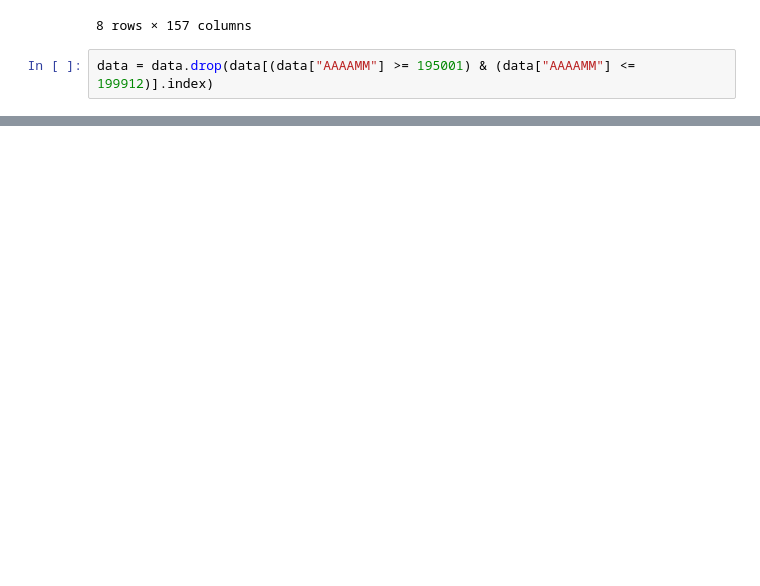
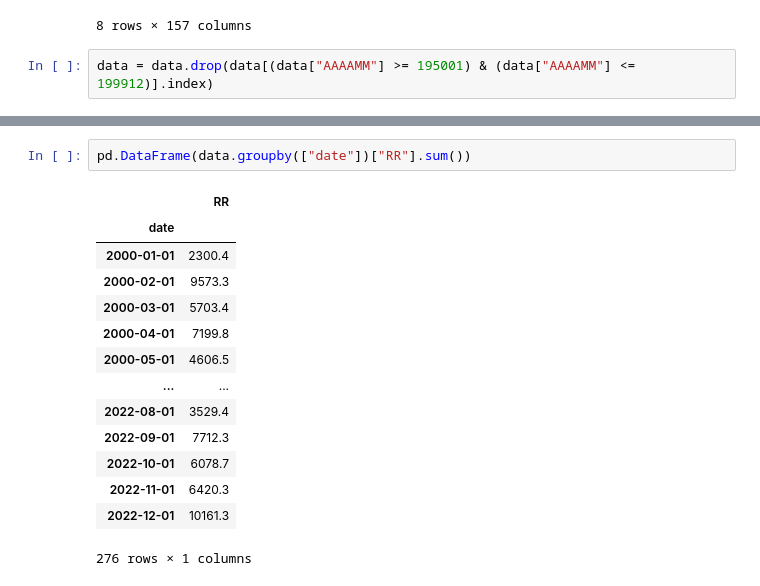
Before and after one commit to 22Nathan/projet-dl-meteo, a Jupyter notebook: notebook_adrien.ipynb, the cells around one changed output, grey strips where cells are left out. Saved outputs shown, nothing was run; the diff lists cells and outputs as text; blank space fills up the shorter version.

```diff
--- a/notebook_adrien.ipynb
+++ b/notebook_adrien.ipynb
@@ -116,0 +153,17 @@ KeyboardInterrupt:
+# %%
+pd.DataFrame(data.groupby(["date"])["RR"].sum())
+# %% [output]
+|  | RR |
+| date |  |
+| 2000-01-01 | 2300.4 |
+| 2000-02-01 | 9573.3 |
+| 2000-03-01 | 5703.4 |
+| 2000-04-01 | 7199.8 |
+| 2000-05-01 | 4606.5 |
+| ... | ... |
+| 2022-08-01 | 3529.4 |
+| 2022-09-01 | 7712.3 |
+| 2022-10-01 | 6078.7 |
+| 2022-11-01 | 6420.3 |
+| 2022-12-01 | 10161.3 |
+276 rows × 1 columns
```
Also changed, not shown: parts of 21 cells of this notebook.
